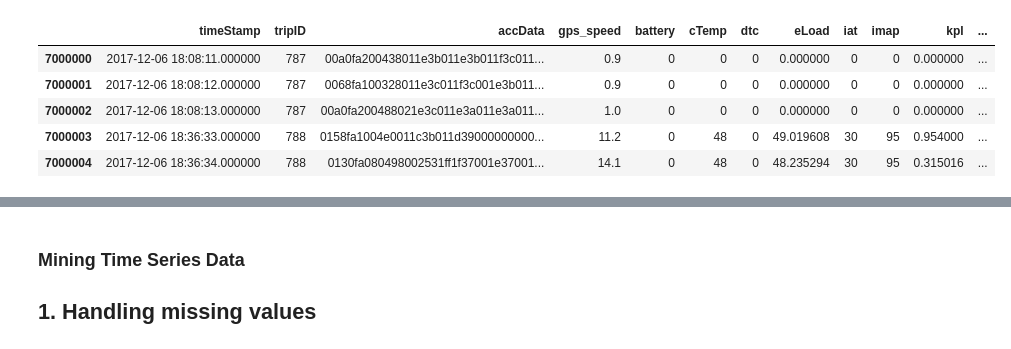
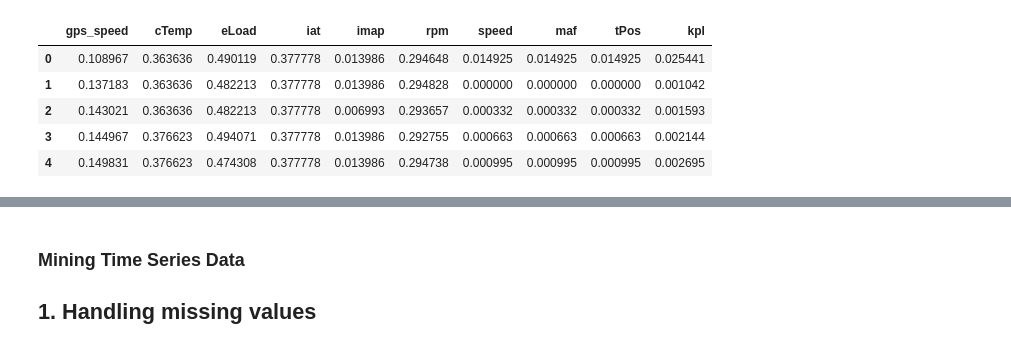
Before and after one commit to noshaq/Vehicle_remote_sensing, a Jupyter notebook: OBD_characteristics_extraction.ipynb, the cells around one changed output, grey strips where cells are left out. Drawn from its saved outputs; the diff is of its cells as text; code cells hidden in the pictures.

```diff
--- a/OBD_characteristics_extraction.ipynb
+++ b/OBD_characteristics_extraction.ipynb
@@ -18,15 +19,15 @@ import sklearn
 import statsmodels as stm
 import patsy
 # %%
-data = pd.read_excel('almost_continuous.xlsx', index_col=0)
+data = pd.read_csv('data_prepared_almost_continuous.csv', index_col=0)
 data.head()
 # %% [output]
-|  | timeStamp | tripID | accData | gps_speed | battery | cTemp | dtc | eLoad | iat | imap | kpl | ... |
-| 7000000 | 2017-12-06 18:08:11.000000 | 787 | 00a0fa200438011e3b011e3b011f3c011... | 0.9 | 0 | 0 | 0 | 0.000000 | 0 | 0 | 0.000000 | ... |
-| 7000001 | 2017-12-06 18:08:12.000000 | 787 | 0068fa100328011e3c011f3c001e3b011... | 0.9 | 0 | 0 | 0 | 0.000000 | 0 | 0 | 0.000000 | ... |
-| 7000002 | 2017-12-06 18:08:13.000000 | 787 | 00a0fa200488021e3c011e3a011e3a011... | 1.0 | 0 | 0 | 0 | 0.000000 | 0 | 0 | 0.000000 | ... |
-| 7000003 | 2017-12-06 18:36:33.000000 | 788 | 0158fa1004e0011c3b011d39000000000... | 11.2 | 0 | 48 | 0 | 49.019608 | 30 | 95 | 0.954000 | ... |
-| 7000004 | 2017-12-06 18:36:34.000000 | 788 | 0130fa080498002531ff1f37001e37001... | 14.1 | 0 | 48 | 0 | 48.235294 | 30 | 95 | 0.315016 | ... |
+|  | gps_speed | cTemp | eLoad | iat | imap | rpm | speed | maf | tPos | kpl |
+| 0 | 0.108967 | 0.363636 | 0.490119 | 0.377778 | 0.013986 | 0.294648 | 0.014925 | 0.014925 | 0.014925 | 0.025441 |
+| 1 | 0.137183 | 0.363636 | 0.482213 | 0.377778 | 0.013986 | 0.294828 | 0.000000 | 0.000000 | 0.000000 | 0.001042 |
+| 2 | 0.143021 | 0.363636 | 0.482213 | 0.377778 | 0.006993 | 0.293657 | 0.000332 | 0.000332 | 0.000332 | 0.001593 |
+| 3 | 0.144967 | 0.376623 | 0.494071 | 0.377778 | 0.013986 | 0.292755 | 0.000663 | 0.000663 | 0.000663 | 0.002144 |
+| 4 | 0.149831 | 0.376623 | 0.474308 | 0.377778 | 0.013986 | 0.294738 | 0.000995 | 0.000995 | 0.000995 | 0.002695 |
 # %%
 data.describe()
 # %% [output]
```
Also changed, not shown: parts of 3 cells of this notebook, 4 other files.
